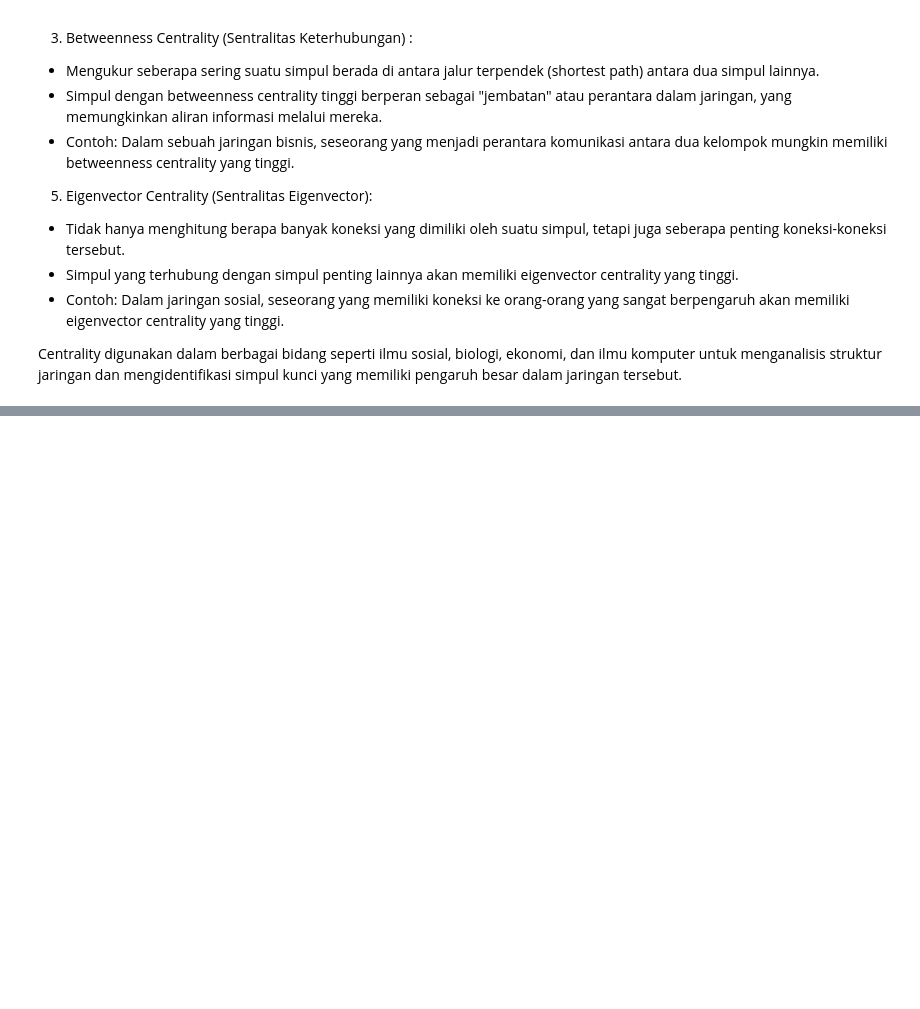
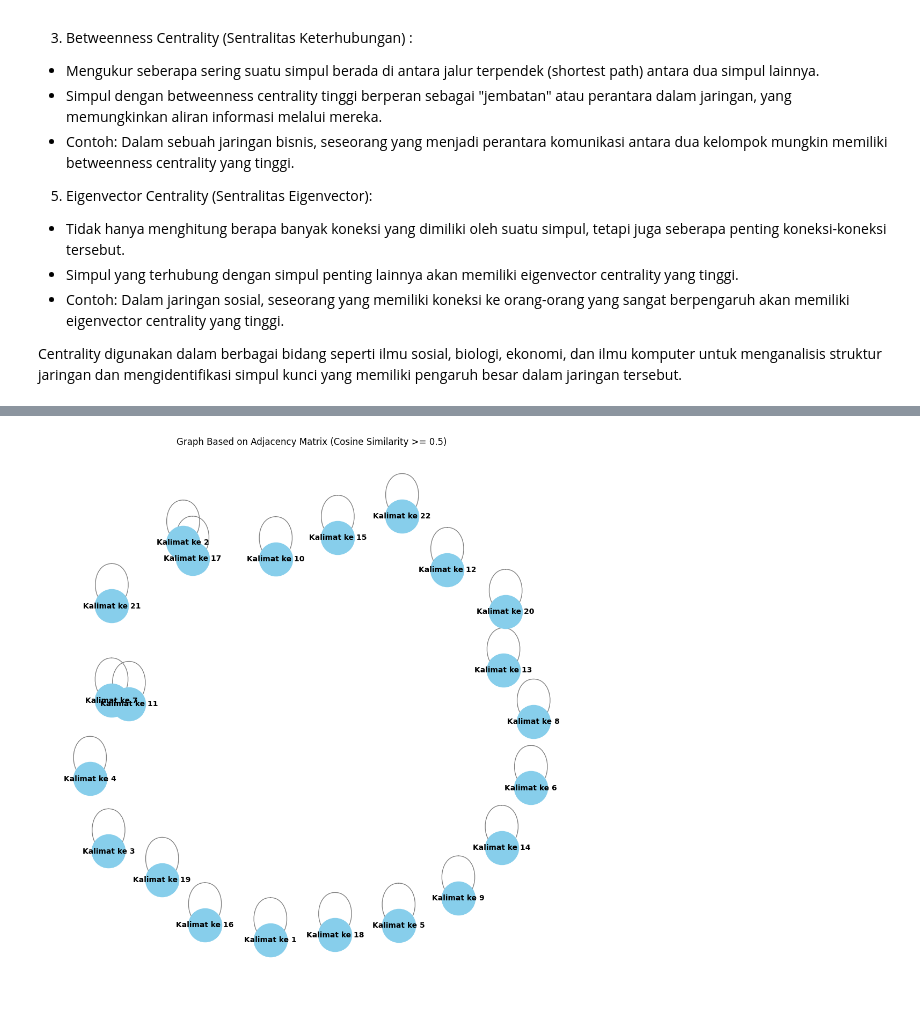
Before and after one commit to Iqbalsuryaa/PPWA, a Jupyter notebook: _sources/Tugas-PPWA/Tugas05.ipynb, the cells around one changed output, grey strips where cells are left out. Drawn from its saved outputs; the diff is of its cells as text; code cells hidden in the pictures; blank space fills up the shorter version.

```diff
--- a/_sources/Tugas-PPWA/Tugas05.ipynb
+++ b/_sources/Tugas-PPWA/Tugas05.ipynb
@@ -570,0 +52,4 @@ plt.show()
+# %%
+# mengambil satu sample berita
+sample_berita = df['isi'].iloc[1]
+print(sample_berita)
@@ -570,0 +261,9 @@ plt.show()
+# %%
+# Menghitung cosine similarity antar kalimat berdasarkan TF-IDF
+cosine_sim = cosine_similarity(tfidf_matrix)
+
+# Membuat dataframe untuk menyimpan hasil cosine similarity
+cosine_sim_df = pd.DataFrame(cosine_sim, index=result_df['kalimat ke n'], columns=result_df['kalimat ke n'])
+
+# Tampilkan matriks cosine similarity
+cosine_sim_df
@@ -570,0 +298,12 @@ plt.show()
+# %%
+# Tetapkan ambang batas (threshold) 0.5
+threshold = 0.4
+
+# Buat matriks adjacency: jika cosine similarity >= 0.5, maka 1; jika tidak, maka 0
+adjacency_matrix = np.where(cosine_sim >= threshold, 1, 0)
+
+# Buat dataframe untuk menampilkan matriks adjacency
+adjacency_df = pd.DataFrame(adjacency_matrix, index=result_df['kalimat ke n'], columns=result_df['kalimat ke n'])
+
+# Tampilkan matriks adjacency
+adjacency_df
@@ -570,0 +330,18 @@ plt.show()
+# %%
+# Buat graf dari matriks adjacency
+G = nx.from_numpy_array(adjacency_matrix)
+
+# Atur label node agar sesuai dengan 'kalimat ke n'
+mapping = {i: f"Kalimat ke {i+1}" for i in range(len(result_df))}
+G = nx.relabel_nodes(G, mapping)
+
+# Menggambar graf
+plt.figure(figsize=(10, 10))
+pos = nx.spring_layout(G)  # Atur layout graf
+nx.draw(G, pos, with_labels=True, node_color='skyblue', node_size=2000, font_size=10, font_color='black', edge_color='gray', linewidths=1, font_weight='bold')
+
+# Tampilkan graf
+plt.title("Graph Based on Adjacency Matrix (Cosine Similarity >= 0.5)")
+plt.show()
+# %% [output]
+[figure, added]
```
Also changed, not shown: parts of 39 cells of this notebook, 25 other files.
